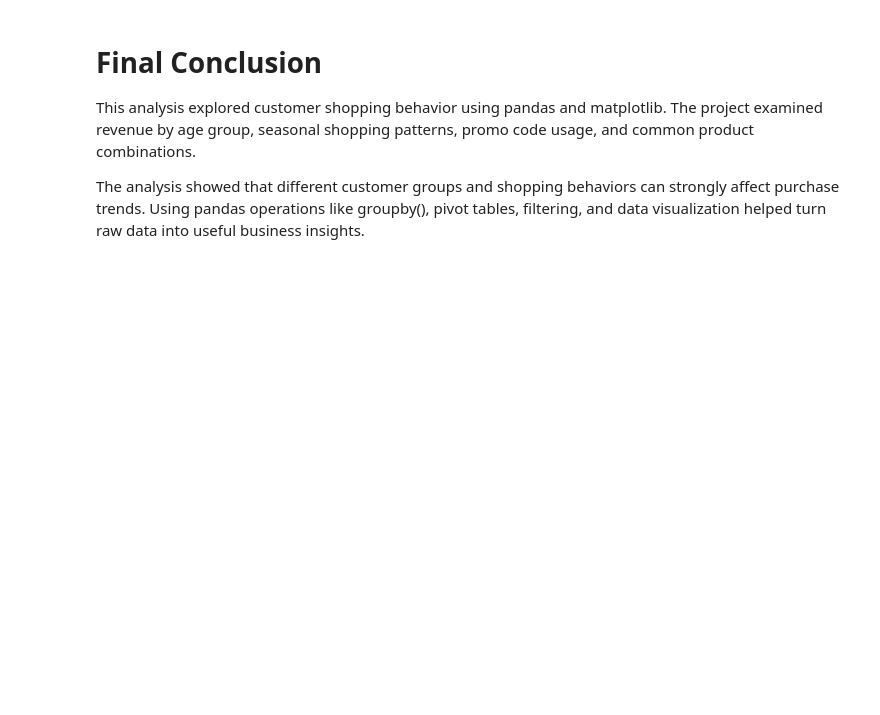
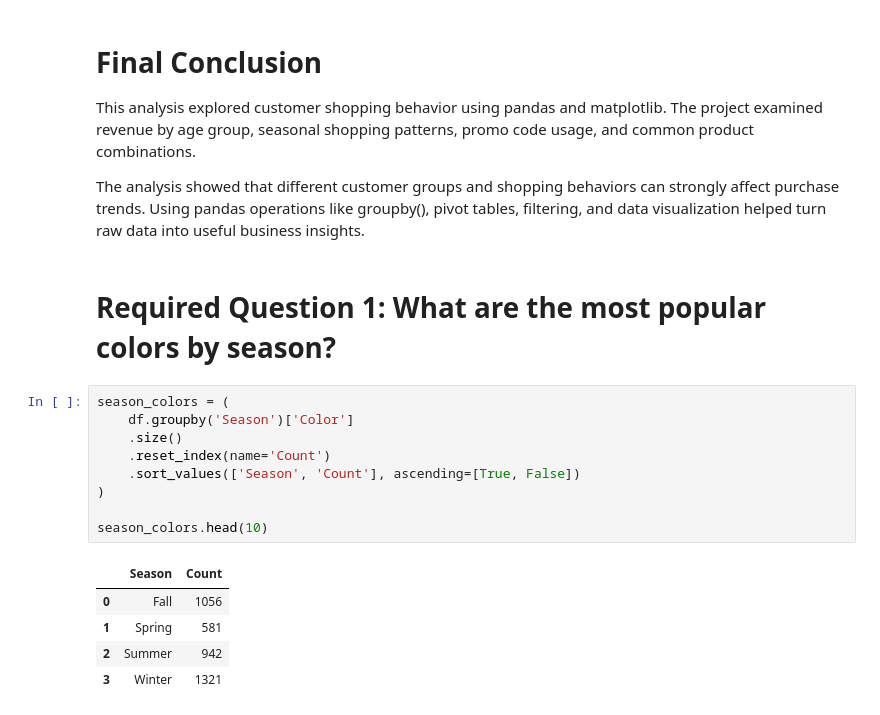
Before and after one commit to vmartinez4169-pixel/shopping-behavior-analysis, a Jupyter notebook: shopping-behavior/explore.ipynb, the cells around one changed output. Saved outputs shown, nothing was run; the diff lists cells and outputs as text; blank space fills up the shorter version.

```diff
--- a/shopping-behavior/explore.ipynb
+++ b/shopping-behavior/explore.ipynb
@@ -203,3 +203,20 @@ Some item, size, and color combinations appeared much more frequently than other
 This analysis explored customer shopping behavior using pandas and matplotlib. The project examined revenue by age group, seasonal shopping patterns, promo code usage, and common product combinations.
 
 The analysis showed that different customer groups and shopping behaviors can strongly affect purchase trends. Using pandas operations like groupby(), pivot tables, filtering, and data visualization helped turn raw data into useful business insights.
+# %% [markdown]
+# Required Question 1: What are the most popular colors by season?
+# %%
+season_colors = (
+    df.groupby('Season')['Color']
+    .size()
+    .reset_index(name='Count')
+    .sort_values(['Season', 'Count'], ascending=[True, False])
+)
+
+season_colors.head(10)
+# %% [output]
+|  | Season | Count |
+| 0 | Fall | 1056 |
+| 1 | Spring | 581 |
+| 2 | Summer | 942 |
+| 3 | Winter | 1321 |
```
Also changed, not shown: parts of 7 cells of this notebook.
